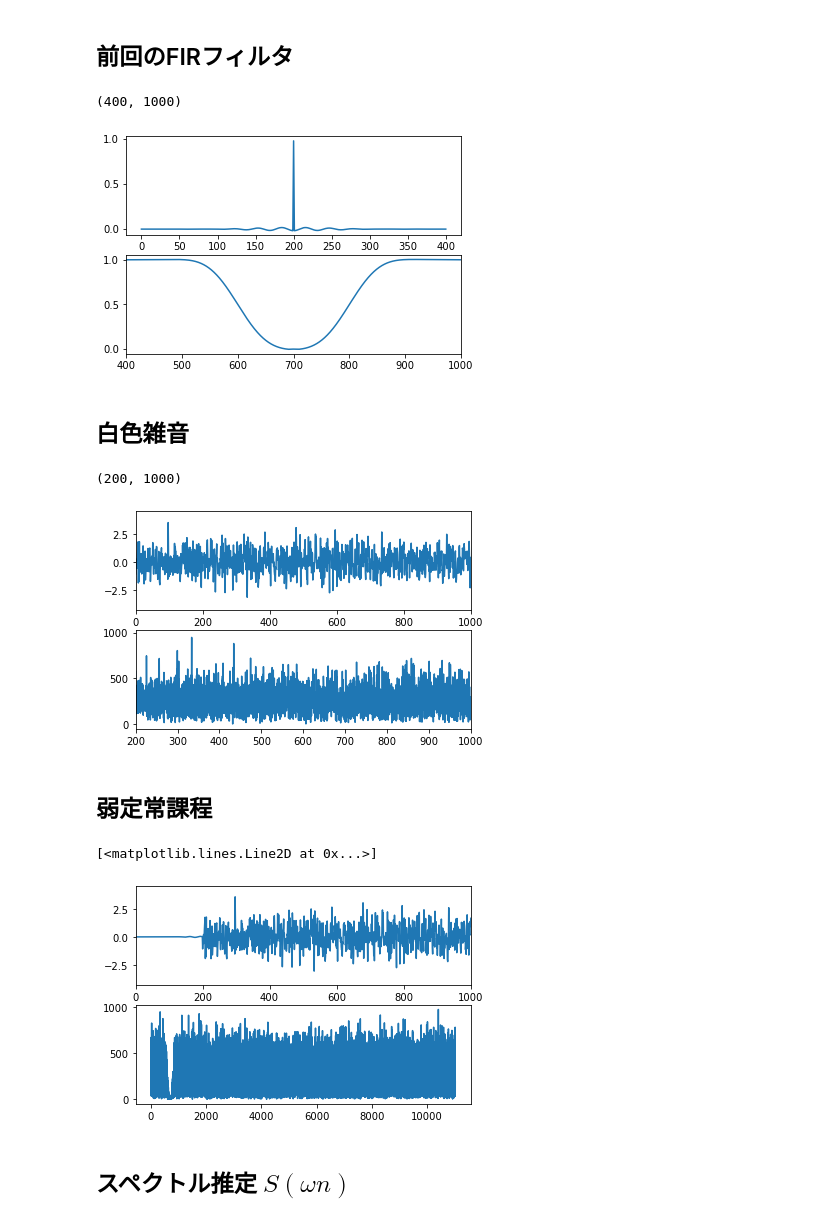
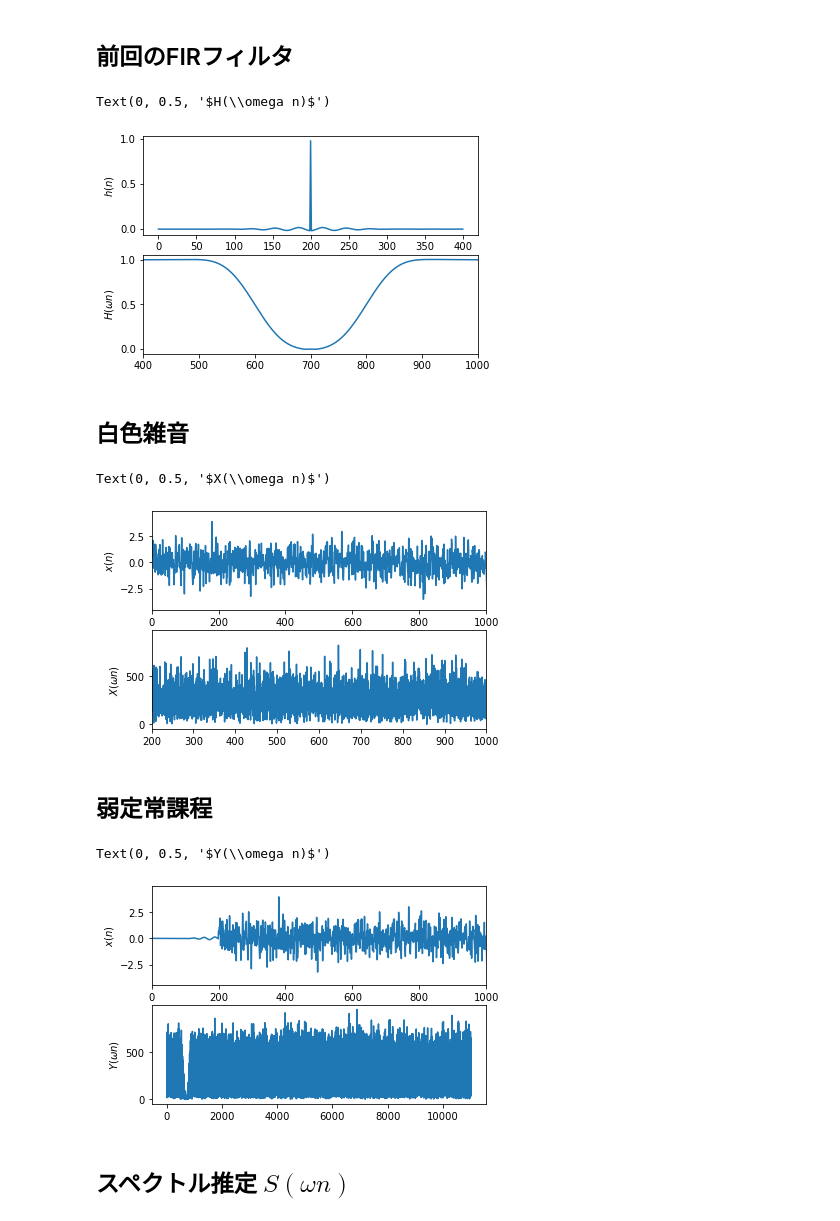
Before and after one commit to yn4k4nishi/IoT-processing, a Jupyter notebook: spectrum_est.ipynb, the cells around one changed output. Saved outputs shown, nothing was run; the diff lists cells and outputs as text; code cells hidden in the pictures.

```diff
--- a/spectrum_est.ipynb
+++ b/spectrum_est.ipynb
@@ -9,33 +9,35 @@
 # %%
 import numpy as np
 import matplotlib.pyplot as plt
 from scipy import signal
 
 ntap = 400 + 1 # filter oder + 1
 
 fs = 22050
 n = 88200
 
 ## cutoff freq
 fc1 = 600 # Hz
 fc2 = 800 # Hz
 
 wfir = signal.firwin(ntap, [fc1, fc2], fs=fs)
 
 H = np.fft.fft(np.pad(wfir, (0, n-ntap), mode='constant'))
 H = np.abs(H)
 
 freq = np.fft.fftfreq(n, 1/fs)
 
 plt.subplot(211)
 plt.plot(wfir)
+plt.ylabel('$h(n)$')
 
 plt.subplot(212)
 plt.plot(freq[:int(n/2)], H[:int(n/2)])
 plt.xlim(400, 1000)
+plt.ylabel('$H(\omega n)$')
 # %% [output]
-(400, 1000)
+Text(0, 0.5, '$H(\\omega n)$')
-[figure, old version]
+[figure, new version]
 # %% [markdown]
 ## 白色雑音
 # %%
@@ -50,13 +52,15 @@ h_white = np.abs(h_white)
 plt.subplot(211)
 plt.plot(white_noise)
 plt.xlim( 0, 1000)
+plt.ylabel('$x(n)$')
 
 plt.subplot(212)
 plt.plot(freq[:int(n/2)], h_white[:int(n/2)])
 plt.xlim(200, 1000)
+plt.ylabel('$X(\omega n)$')
 # %% [output]
-(200, 1000)
+Text(0, 0.5, '$X(\\omega n)$')
-[figure, old version]
+[figure, new version]
 # %% [markdown]
 ## 弱定常課程
 # %%
@@ -71,12 +75,14 @@ Y = np.abs(Y)
 plt.subplot(211)
 plt.plot(y)
 plt.xlim( 0, 1000)
+plt.ylabel('$x(n)$')
 
 plt.subplot(212)
 plt.plot(freq[:int(n/2)], Y[:int(n/2)])
+plt.ylabel('$Y(\omega n)$')
 # %% [output]
-[<matplotlib.lines.Line2D at 0x...>]
+Text(0, 0.5, '$Y(\\omega n)$')
-[figure, old version]
+[figure, new version]
 # %% [markdown]
 ## スペクトル推定 $S(\omega n)$
 # %%
```
